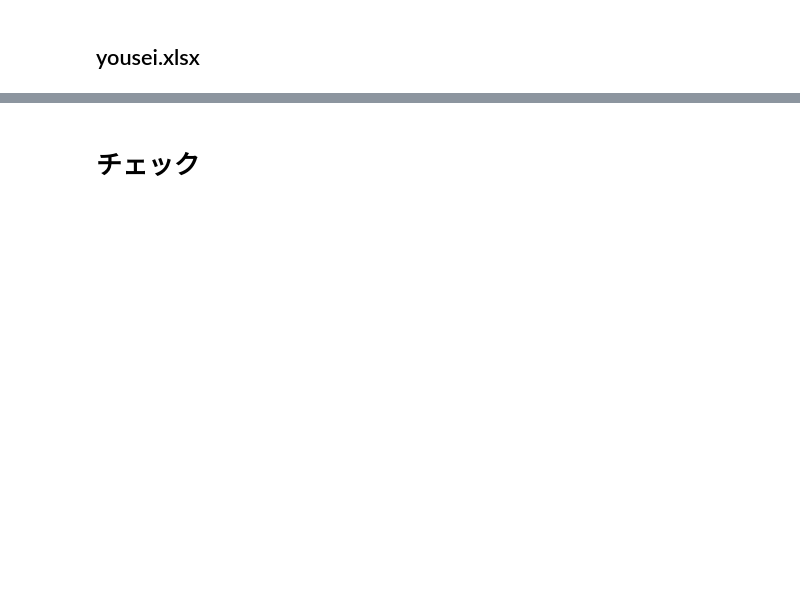
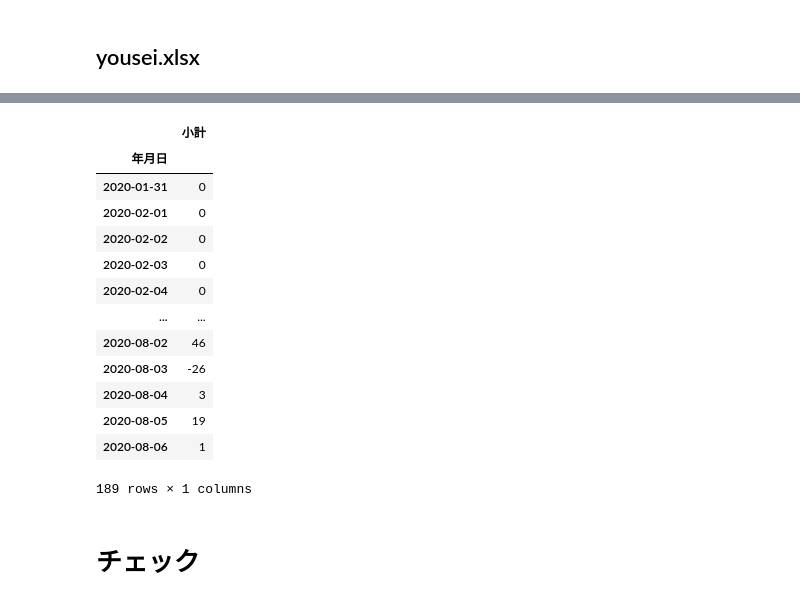
Before and after one commit to imabari/covid19-data, a Jupyter notebook: hyougo/hyougo_json_isoformat.ipynb, the cells around one changed output, grey strips where cells are left out. Drawn from its saved outputs; the diff is of its cells as text; code cells hidden in the pictures; blank space fills up the shorter version.

```diff
--- a/hyougo/hyougo_json_isoformat.ipynb
+++ b/hyougo/hyougo_json_isoformat.ipynb
@@ -719,8 +736,6 @@ df_yousei.columns = df_yousei.columns.map(lambda s: s.replace("（累計）", ""
 
 # df_yousei.index += pd.to_timedelta("1 days")
 
-df_yousei.rename(columns={"入院中（宿泊療養を含む）": "入院中", "中等症以下": "軽症・中等症", "陽性者数": "陽性患者数"}, inplace=True)
+df_yousei.rename(columns={"入院中（合計）": "入院中", "入院中（中等症以下）": "軽症・中等症", "入院中（重症）": "重症", "陽性者数": "陽性患者数"}, inplace=True)
 
 df_yousei.drop("発表時間", axis=1, inplace=True)
-
-df_yousei
@@ -794,10 +783,29 @@ main_summary = {
 jsonschema.validate(main_summary, MAIN_SUMMARY_SCHEMA)
 
 dumps_json("main_summary.json", main_summary)
+# %%
+df_yousei["治療中"] = df_yousei["入院中"] + df_yousei["宿泊療養"]
 # %%
-ser_cur = df_yousei["入院中"].reindex(df_pcr.index)
+ser_cur = df_yousei["治療中"].reindex(df_pcr.index)
 # %%
 df_current = pd.DataFrame({"小計": ser_cur.combine_first(df_pcr["陽性確認"].cumsum())}).diff().fillna(0).astype(int)
+# %%
+df_current
+# %% [output]
+|  | 小計 |
+| 年月日 |  |
+| 2020-01-31 | 0 |
+| 2020-02-01 | 0 |
+| 2020-02-02 | 0 |
+| 2020-02-03 | 0 |
+| 2020-02-04 | 0 |
+| ... | ... |
+| 2020-08-02 | 46 |
+| 2020-08-03 | -26 |
+| 2020-08-04 | 3 |
+| 2020-08-05 | 19 |
+| 2020-08-06 | 1 |
+189 rows × 1 columns
 # %%
 df_current["日付"] = df_current.index.map(lambda d: pd.Timestamp(d, tz='Asia/Tokyo').isoformat())
 # %%
```
Also changed, not shown: parts of 23 cells of this notebook.
